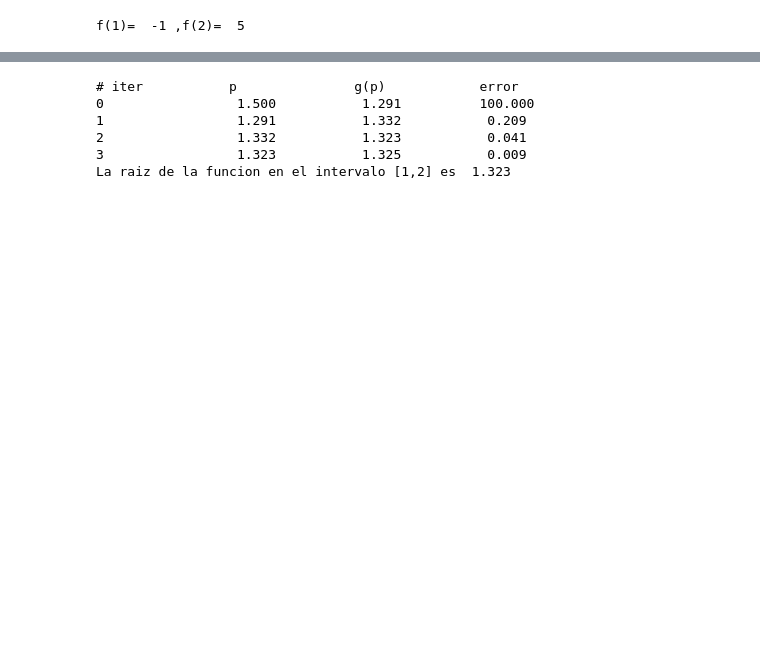
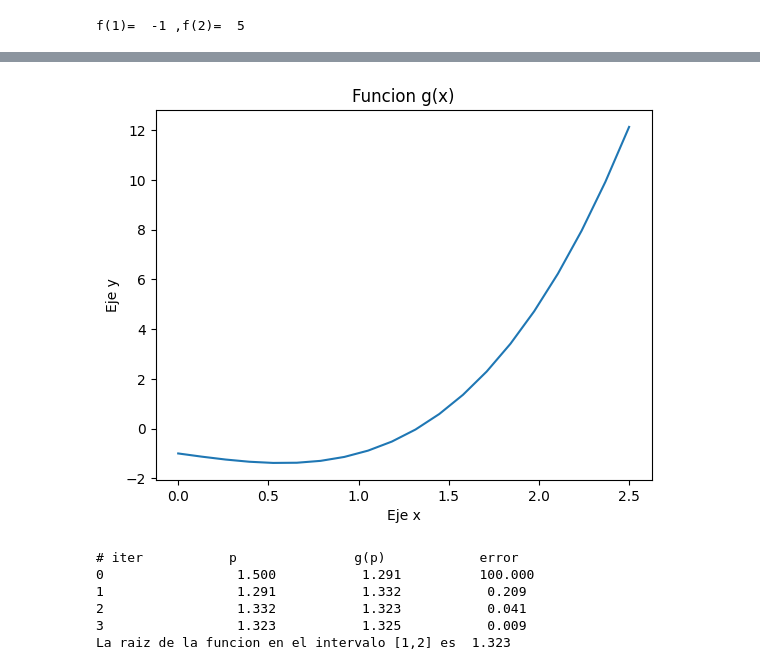
Before and after one commit to Sandoval-Martinez-Jacquelin/Metodos-1, a Jupyter notebook: Metodo punto fijo.ipynb, the cells around one changed output, grey strips where cells are left out. Cells and saved outputs as stored; diff of their text form; code cells hidden in the pictures; blank space fills up the shorter version.

```diff
--- a/Metodo punto fijo.ipynb
+++ b/Metodo punto fijo.ipynb
@@ -15,6 +27,18 @@ f(1)=  -1 ,f(2)=  5
 # %%
 def g(x):#Reescribimos la funcion1 para encontrar un punto fijo
   return sqrt(1+(1/x))
+# %%
+x=np.linspace(0, 2.5,20)## Valores del eje X que toma el gráfico.
+plt.plot(x,funcion1(x))#se grafica la funcion g(x)
+plt.title("Funcion g(x)")
+
+plt.xlabel("Eje x")
+plt.ylabel("Eje y")
+
+plt.show()
+#se observa que f(1) y f(2) pertenencen a [1,2]
+# %% [output]
+[figure, added]
 # %%
 #Ingreso de la aproximacion incial
 p0=1.5#float(input("Ingrese la aproximacion inicial Po= "))
```
Also changed, not shown: parts of 1 cell of this notebook.
